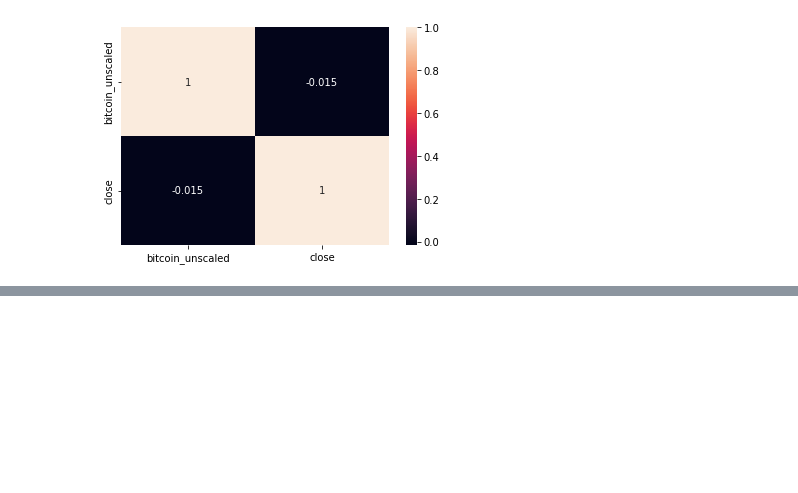
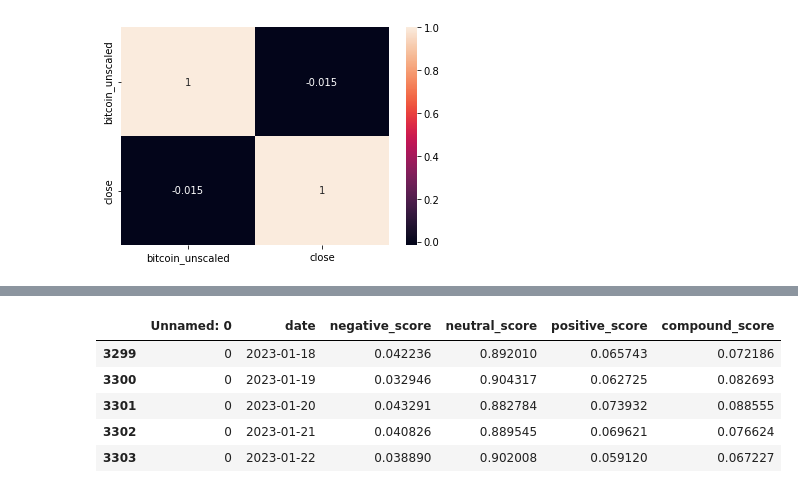
Before and after one commit to Ammar-Raneez/BitForecast, a Jupyter notebook: ml/notebooks/preprocessing/create_dataset.ipynb, the cells around one changed output, grey strips where cells are left out. Saved outputs shown, nothing was run; the diff lists cells and outputs as text; code cells hidden in the pictures; blank space fills up the shorter version.

```diff
--- a/ml/notebooks/preprocessing/create_dataset.ipynb
+++ b/ml/notebooks/preprocessing/create_dataset.ipynb
@@ -295,0 +314,9 @@ plt.show()
+# %%
+twitter_sentiments.tail()
+# %% [output]
+|  | Unnamed: 0 | date | negative_score | neutral_score | positive_score | compound_score |
+| 3299 | 0 | 2023-01-18 | 0.042236 | 0.892010 | 0.065743 | 0.072186 |
+| 3300 | 0 | 2023-01-19 | 0.032946 | 0.904317 | 0.062725 | 0.082693 |
+| 3301 | 0 | 2023-01-20 | 0.043291 | 0.882784 | 0.073932 | 0.088555 |
+| 3302 | 0 | 2023-01-21 | 0.040826 | 0.889545 | 0.069621 | 0.076624 |
+| 3303 | 0 | 2023-01-22 | 0.038890 | 0.902008 | 0.059120 | 0.067227 |
```
Also changed, not shown: parts of 18 cells of this notebook, 1 other file.
